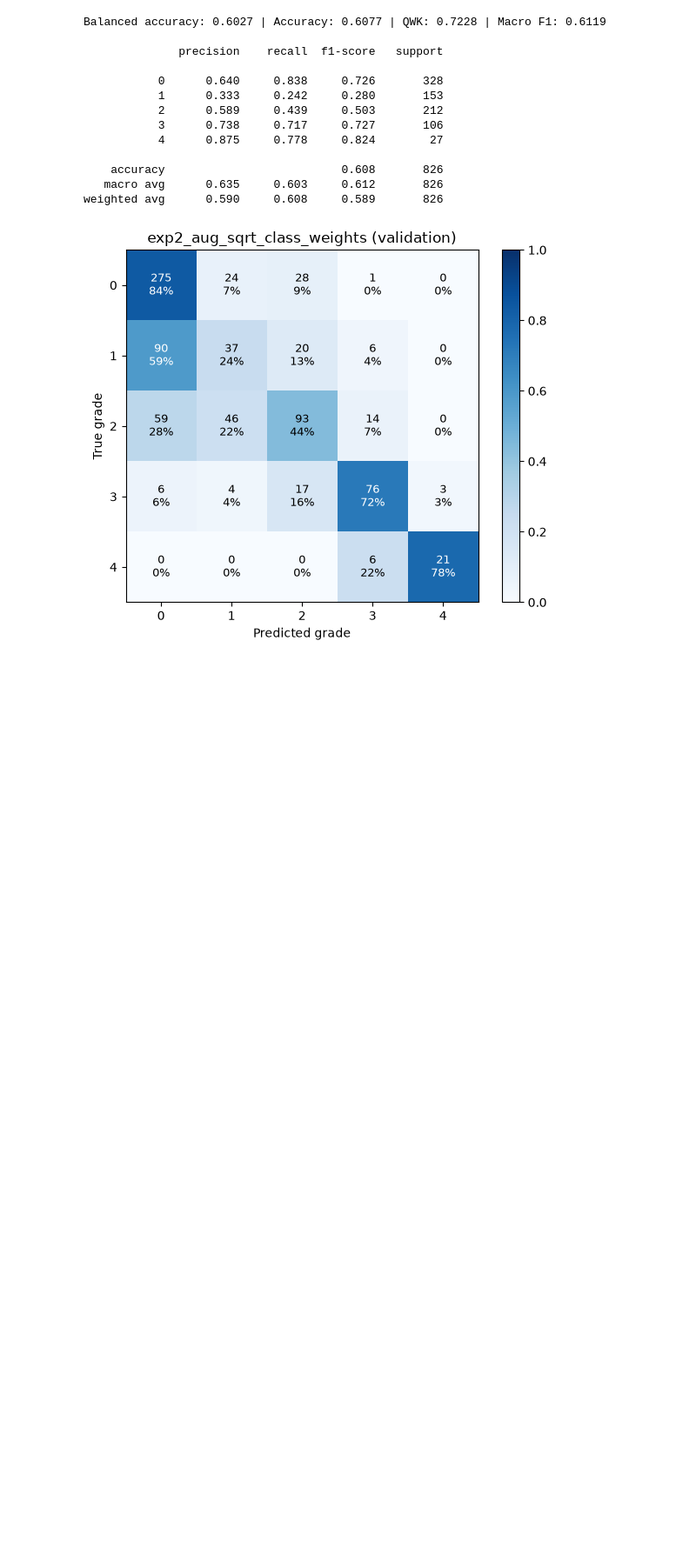
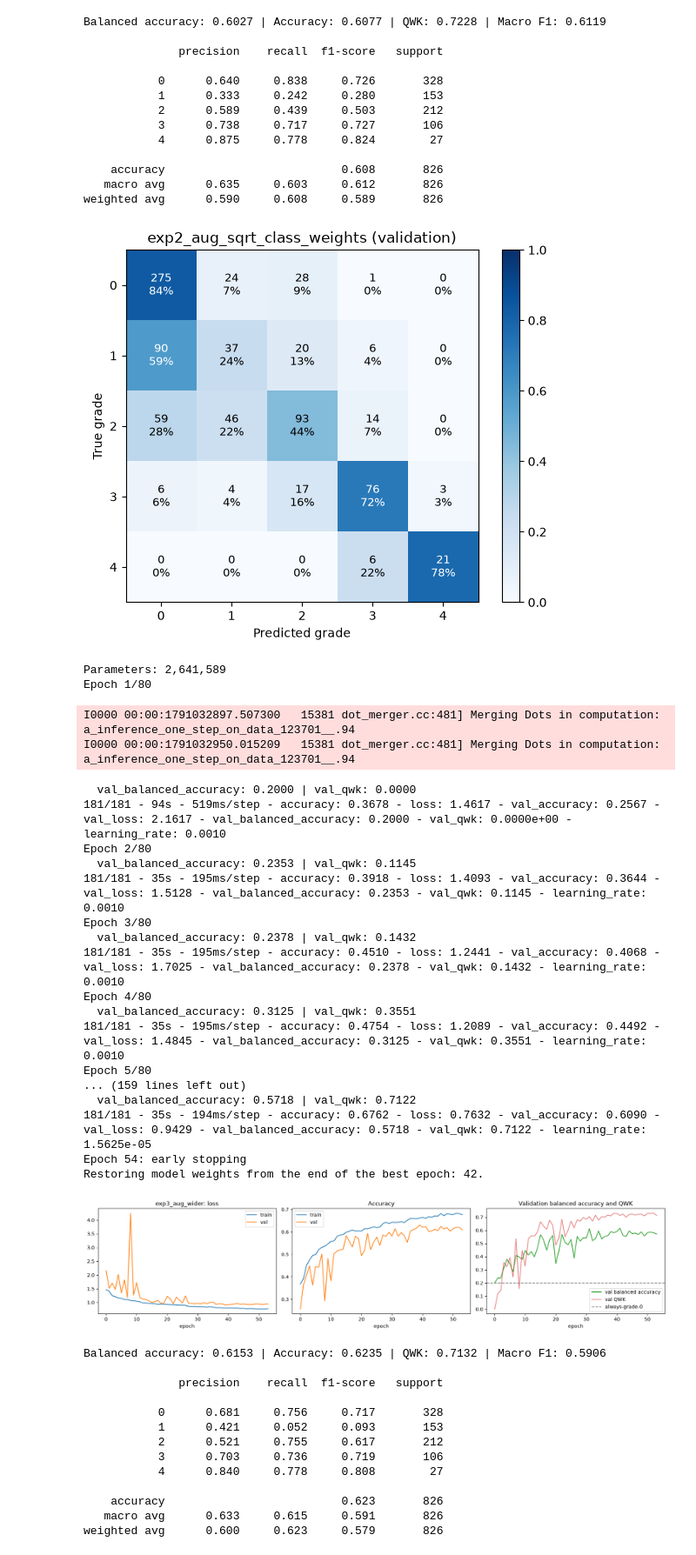
Before and after one commit to afzall003/knee-oa-classification, a Jupyter notebook: notebooks/04_experiments.ipynb, the cells around one changed output. Shown at 87% size. Saved outputs shown, nothing was run; the diff lists cells and outputs as text; code cells hidden in the pictures; blank space fills up the shorter version.

Commit message:
Exp 3: wider CNN (no gain over exp1; capacity not the bottleneck)

```diff
--- a/notebooks/04_experiments.ipynb
+++ b/notebooks/04_experiments.ipynb
@@ -286,3 +287,54 @@ Balanced accuracy: 0.6027 | Accuracy: 0.6077 | QWK: 0.7228 | Macro F1: 0.6119
    macro avg      0.635     0.603     0.612       826
 weighted avg      0.590     0.608     0.589       826
 [figure]
+# %%
+RUN = "exp3_aug_wider"
+FILTERS = (48, 96, 192, 384)
+CONFIG = {"model": "baseline_cnn", "filters": list(FILTERS), "dropout": 0.3,
+          "optimizer": "adam", "lr": 1e-3, "batch_size": 32,
+          "class_weights": None, "augmentation": "flip+rot10+shift5+zoom10+bc10", "seed": 42}
+
+ev.set_seed(42)
+train_ds = data.make_dataset(X_train, y_train, batch_size=32, shuffle=True,
+                             augment=augment.build_augmentation())
+model = models.build_baseline_cnn(filters=FILTERS)
+print(f"Parameters: {model.count_params():,}")
+
+best, history, m = train.train_and_evaluate(RUN, model, CONFIG, train_ds, val_ds, y_val,
+                                            max_epochs=80)
+# %% [output]
+Parameters: 2,641,589
+Epoch 1/80
+I0000 00:00:1791032897.507300   15381 dot_merger.cc:481] Merging Dots in computation: a_inference_one_step_on_data_123701__.94
+I0000 00:00:1791032950.015209   15381 dot_merger.cc:481] Merging Dots in computation: a_inference_one_step_on_data_123701__.94
+  val_balanced_accuracy: 0.2000 | val_qwk: 0.0000
+181/181 - 94s - 519ms/step - accuracy: 0.3678 - loss: 1.4617 - val_accuracy: 0.2567 - val_loss: 2.1617 - val_balanced_accuracy: 0.2000 - val_qwk: 0.0000e+00 - learning_rate: 0.0010
+Epoch 2/80
+  val_balanced_accuracy: 0.2353 | val_qwk: 0.1145
+181/181 - 35s - 195ms/step - accuracy: 0.3918 - loss: 1.4093 - val_accuracy: 0.3644 - val_loss: 1.5128 - val_balanced_accuracy: 0.2353 - val_qwk: 0.1145 - learning_rate: 0.0010
+Epoch 3/80
+  val_balanced_accuracy: 0.2378 | val_qwk: 0.1432
+181/181 - 35s - 195ms/step - accuracy: 0.4510 - loss: 1.2441 - val_accuracy: 0.4068 - val_loss: 1.7025 - val_balanced_accuracy: 0.2378 - val_qwk: 0.1432 - learning_rate: 0.0010
+Epoch 4/80
+  val_balanced_accuracy: 0.3125 | val_qwk: 0.3551
+181/181 - 35s - 195ms/step - accuracy: 0.4754 - loss: 1.2089 - val_accuracy: 0.4492 - val_loss: 1.4845 - val_balanced_accuracy: 0.3125 - val_qwk: 0.3551 - learning_rate: 0.0010
+Epoch 5/80
+... (159 lines left out)
+  val_balanced_accuracy: 0.5718 | val_qwk: 0.7122
+181/181 - 35s - 194ms/step - accuracy: 0.6762 - loss: 0.7632 - val_accuracy: 0.6090 - val_loss: 0.9429 - val_balanced_accuracy: 0.5718 - val_qwk: 0.7122 - learning_rate: 1.5625e-05
+Epoch 54: early stopping
+Restoring model weights from the end of the best epoch: 42.
+[figure, added]
+Balanced accuracy: 0.6153 | Accuracy: 0.6235 | QWK: 0.7132 | Macro F1: 0.5906
+
+              precision    recall  f1-score   support
+
+           0      0.681     0.756     0.717       328
+           1      0.421     0.052     0.093       153
+           2      0.521     0.755     0.617       212
+           3      0.703     0.736     0.719       106
+           4      0.840     0.778     0.808        27
+
+    accuracy                          0.623       826
+   macro avg      0.633     0.615     0.591       826
+weighted avg      0.600     0.623     0.579       826
```
Also changed, not shown: parts of 2 cells of this notebook, 4 other files.
